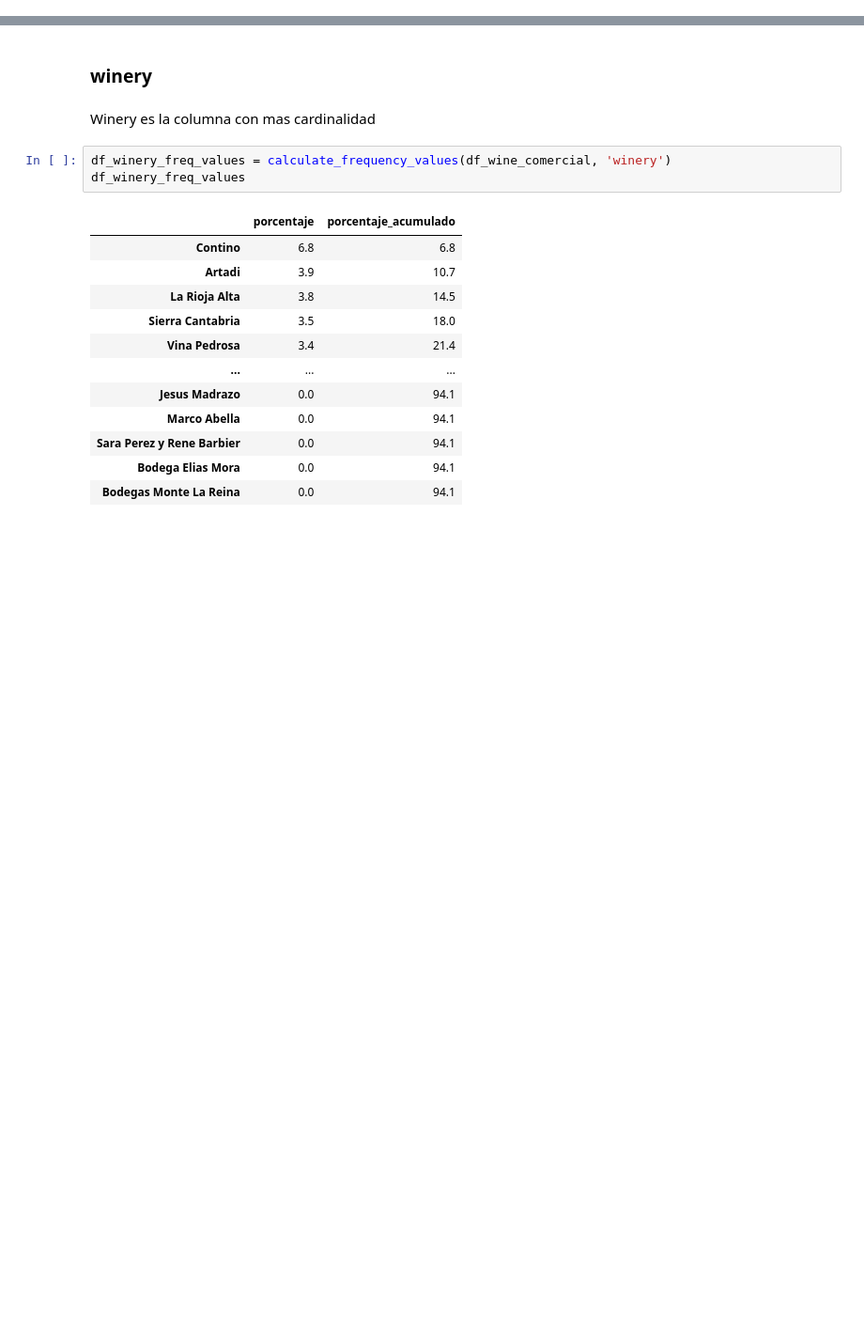
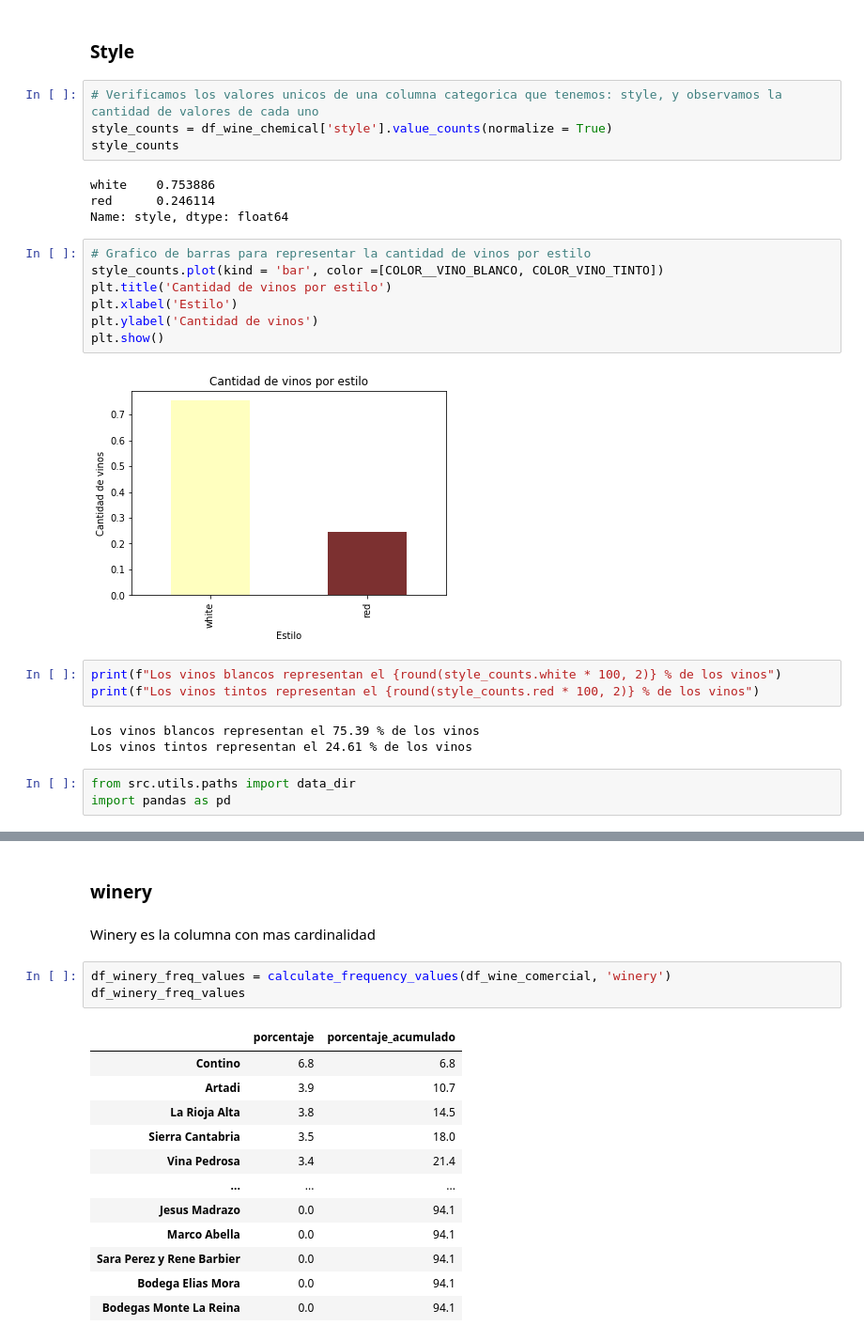
Before and after one commit to car-vigo/vinos-corderhouse, a Jupyter notebook: notebooks/cache.ipynb, the cells around one changed output, grey strips where cells are left out. Shown at 94% size. Cells and saved outputs as stored; diff of their text form; blank space fills up the shorter version.

```diff
--- a/notebooks/cache.ipynb
+++ b/notebooks/cache.ipynb
@@ -0,0 +1,28 @@
+# %% [markdown]
+### Style
+# %%
+# Verificamos los valores unicos de una columna categorica que tenemos: style, y observamos la cantidad de valores de cada uno
+style_counts = df_wine_chemical['style'].value_counts(normalize = True)
+style_counts
+# %% [output]
+white    0.753886
+red      0.246114
+Name: style, dtype: float64
+# %%
+# Grafico de barras para representar la cantidad de vinos por estilo
+style_counts.plot(kind = 'bar', color =[COLOR__VINO_BLANCO, COLOR_VINO_TINTO])
+plt.title('Cantidad de vinos por estilo')
+plt.xlabel('Estilo')
+plt.ylabel('Cantidad de vinos')
+plt.show()
+# %% [output]
+[figure, added]
+# %%
+print(f"Los vinos blancos representan el {round(style_counts.white * 100, 2)} % de los vinos")
+print(f"Los vinos tintos representan el {round(style_counts.red * 100, 2)} % de los vinos")
+# %% [output]
+Los vinos blancos representan el 75.39 % de los vinos
+Los vinos tintos representan el 24.61 % de los vinos
+# %%
+from src.utils.paths import data_dir
+import pandas as pd
```
Also changed, not shown: parts of 3 cells of this notebook, 8 other files.
